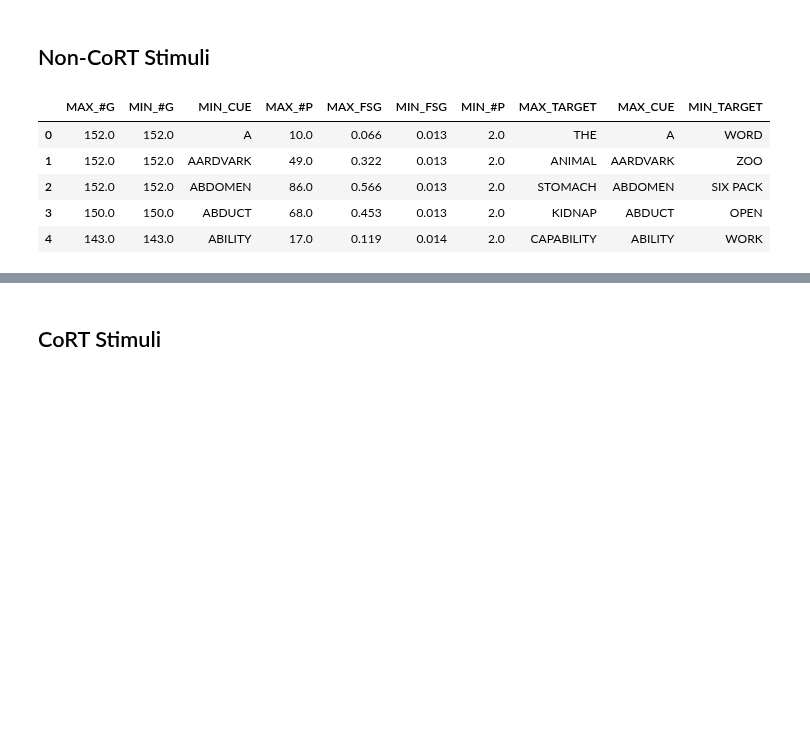
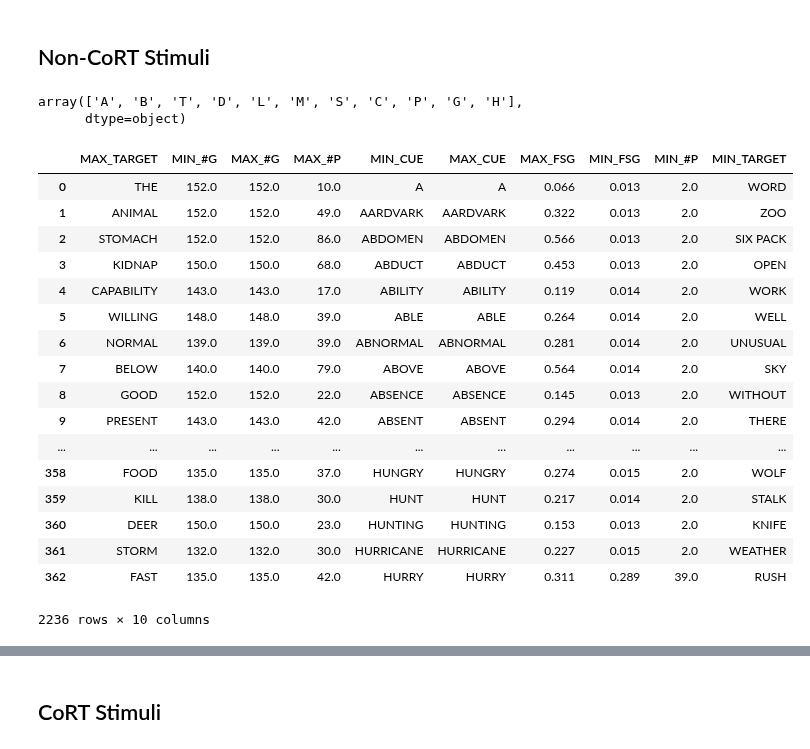
Before and after one commit to sbruinsma1/cort_language, a Jupyter notebook: notebooks/followup_stimuli_selection.ipynb, the cells around one changed output, grey strips where cells are left out. Drawn from its saved outputs; the diff is of its cells as text; code cells hidden in the pictures; blank space fills up the shorter version.

```diff
--- a/notebooks/followup_stimuli_selection.ipynb
+++ b/notebooks/followup_stimuli_selection.ipynb
@@ -65,15 +67,32 @@ for file in file_list:
 
     df_grouped = clean_df(dataframe=df)
     df_all = pd.concat([df_all, df_grouped])
+# %%
+df_all['MAX_CUE'].astype(str).str[0].unique()
+# %% [output]
+array(['A', 'B', 'T', 'D', 'L', 'M', 'S', 'C', 'P', 'G', 'H'],
+      dtype=object)
 # %%
 df_exp_noncort = df_all.filter({'MAX_CUE','MAX_TARGET','MAX_FSG','MAX_#P','MAX_#G','MIN_CUE','MIN_TARGET','MIN_FSG','MIN_#P','MIN_#G'})
 #only going up to 'H'?
-#~500 for A-B df
-df_exp_noncort.head()
+#~500 for A-B df -> should be ~4000
+df_exp_noncort
 # %% [output]
-|  | MAX_#G | MIN_#G | MIN_CUE | MAX_#P | MAX_FSG | MIN_FSG | MIN_#P | MAX_TARGET | MAX_CUE | MIN_TARGET |
-| 0 | 152.0 | 152.0 | A | 10.0 | 0.066 | 0.013 | 2.0 | THE | A | WORD |
-| 1 | 152.0 | 152.0 | AARDVARK | 49.0 | 0.322 | 0.013 | 2.0 | ANIMAL | AARDVARK | ZOO |
-| 2 | 152.0 | 152.0 | ABDOMEN | 86.0 | 0.566 | 0.013 | 2.0 | STOMACH | ABDOMEN | SIX PACK |
-| 3 | 150.0 | 150.0 | ABDUCT | 68.0 | 0.453 | 0.013 | 2.0 | KIDNAP | ABDUCT | OPEN |
-| 4 | 143.0 | 143.0 | ABILITY | 17.0 | 0.119 | 0.014 | 2.0 | CAPABILITY | ABILITY | WORK |
+|  | MAX_TARGET | MIN_#G | MAX_#G | MAX_#P | MIN_CUE | MAX_CUE | MAX_FSG | MIN_FSG | MIN_#P | MIN_TARGET |
+| 0 | THE | 152.0 | 152.0 | 10.0 | A | A | 0.066 | 0.013 | 2.0 | WORD |
+| 1 | ANIMAL | 152.0 | 152.0 | 49.0 | AARDVARK | AARDVARK | 0.322 | 0.013 | 2.0 | ZOO |
+| 2 | STOMACH | 152.0 | 152.0 | 86.0 | ABDOMEN | ABDOMEN | 0.566 | 0.013 | 2.0 | SIX PACK |
+| 3 | KIDNAP | 150.0 | 150.0 | 68.0 | ABDUCT | ABDUCT | 0.453 | 0.013 | 2.0 | OPEN |
+| 4 | CAPABILITY | 143.0 | 143.0 | 17.0 | ABILITY | ABILITY | 0.119 | 0.014 | 2.0 | WORK |
+| 5 | WILLING | 148.0 | 148.0 | 39.0 | ABLE | ABLE | 0.264 | 0.014 | 2.0 | WELL |
+| 6 | NORMAL | 139.0 | 139.0 | 39.0 | ABNORMAL | ABNORMAL | 0.281 | 0.014 | 2.0 | UNUSUAL |
+| 7 | BELOW | 140.0 | 140.0 | 79.0 | ABOVE | ABOVE | 0.564 | 0.014 | 2.0 | SKY |
+| 8 | GOOD | 152.0 | 152.0 | 22.0 | ABSENCE | ABSENCE | 0.145 | 0.013 | 2.0 | WITHOUT |
+| 9 | PRESENT | 143.0 | 143.0 | 42.0 | ABSENT | ABSENT | 0.294 | 0.014 | 2.0 | THERE |
+| ... | ... | ... | ... | ... | ... | ... | ... | ... | ... | ... |
+| 358 | FOOD | 135.0 | 135.0 | 37.0 | HUNGRY | HUNGRY | 0.274 | 0.015 | 2.0 | WOLF |
+| 359 | KILL | 138.0 | 138.0 | 30.0 | HUNT | HUNT | 0.217 | 0.014 | 2.0 | STALK |
+| 360 | DEER | 150.0 | 150.0 | 23.0 | HUNTING | HUNTING | 0.153 | 0.013 | 2.0 | KNIFE |
+| 361 | STORM | 132.0 | 132.0 | 30.0 | HURRICANE | HURRICANE | 0.227 | 0.015 | 2.0 | WEATHER |
+| 362 | FAST | 135.0 | 135.0 | 42.0 | HURRY | HURRY | 0.311 | 0.289 | 39.0 | RUSH |
+2236 rows × 10 columns
```
Also changed, not shown: parts of 47 cells of this notebook, 8 other files.
